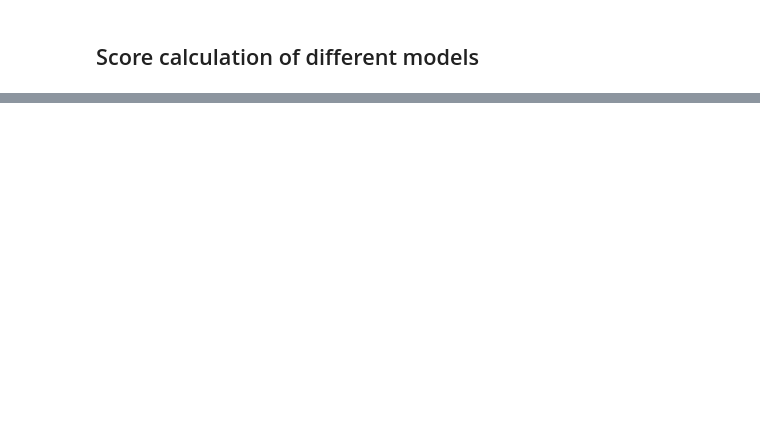
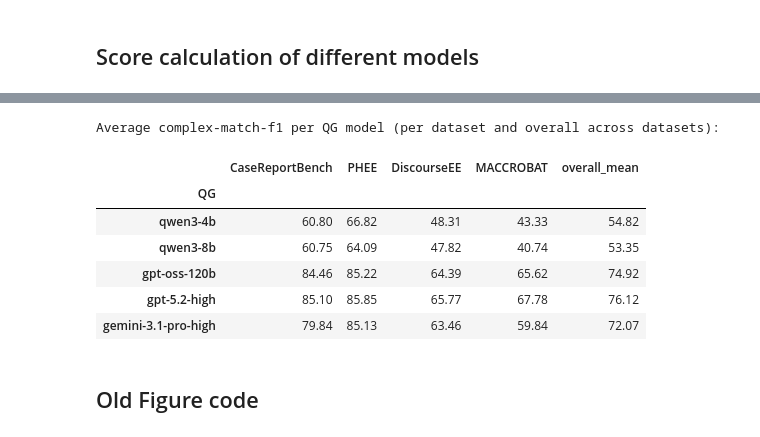
Before and after one commit to sahaslab/LoQA, a Jupyter notebook: Code/xDev/check-scores-1.ipynb, the cells around one changed output, grey strips where cells are left out. Saved outputs shown, nothing was run; the diff lists cells and outputs as text; code cells hidden in the pictures; blank space fills up the shorter version.

```diff
--- a/Code/xDev/check-scores-1.ipynb
+++ b/Code/xDev/check-scores-1.ipynb
@@ -98,0 +296,30 @@ MACCROBAT
+# %%
+# Average score per QG model across PD models and datasets
+# Choose which metric to average
+METRIC_AVG = "complex-match-f1"  # or "relaxed-match-f1"
+
+avg_per_dataset = {}
+for dataset, df in datasets_dfs.items():
+    # df: index = QG model, columns = (PD_model, metric)
+    df_metric = df.xs(METRIC_AVG, axis=1, level=1).astype(float)
+    # mean over PD models for each QG
+    avg_per_dataset[dataset] = df_metric.mean(axis=1)
+
+# DataFrame: rows = QG models, columns = datasets
+avg_df = pd.DataFrame(avg_per_dataset)
+# Overall mean across all 4 datasets for each QG model
+avg_df["overall_mean"] = avg_df.mean(axis=1)
+
+print(f"Average {METRIC_AVG} per QG model (per dataset and overall across datasets):")
+display(avg_df.round(2))
+# %% [output]
+Average complex-match-f1 per QG model (per dataset and overall across datasets):
+|  | CaseReportBench | PHEE | DiscourseEE | MACCROBAT | overall_mean |
+| QG |  |  |  |  |  |
+| qwen3-4b | 60.80 | 66.82 | 48.31 | 43.33 | 54.82 |
+| qwen3-8b | 60.75 | 64.09 | 47.82 | 40.74 | 53.35 |
+| gpt-oss-120b | 84.46 | 85.22 | 64.39 | 65.62 | 74.92 |
+| gpt-5.2-high | 85.10 | 85.85 | 65.77 | 67.78 | 76.12 |
+| gemini-3.1-pro-high | 79.84 | 85.13 | 63.46 | 59.84 | 72.07 |
+# %% [markdown]
+## Old Figure code
```
Also changed, not shown: parts of 20 cells of this notebook, 43 other files.
